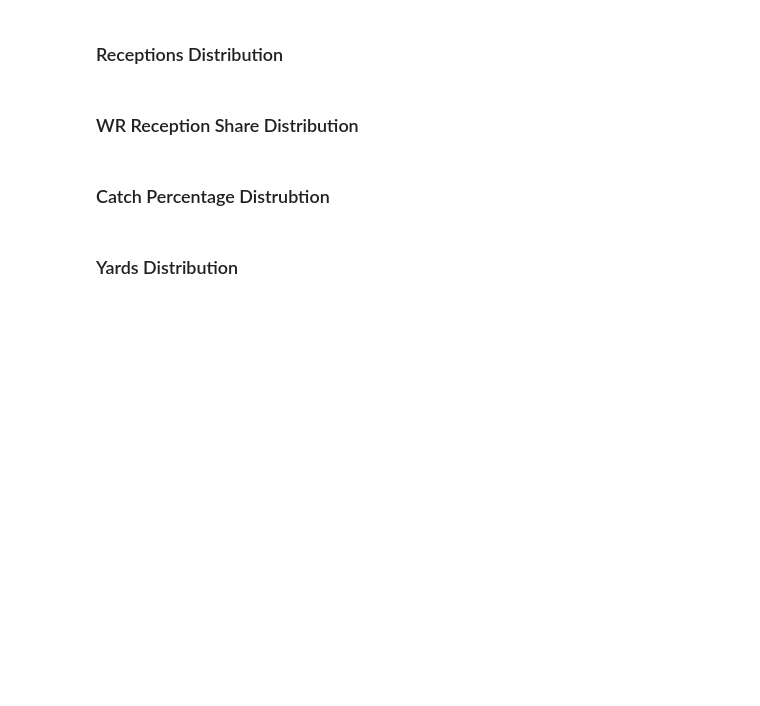
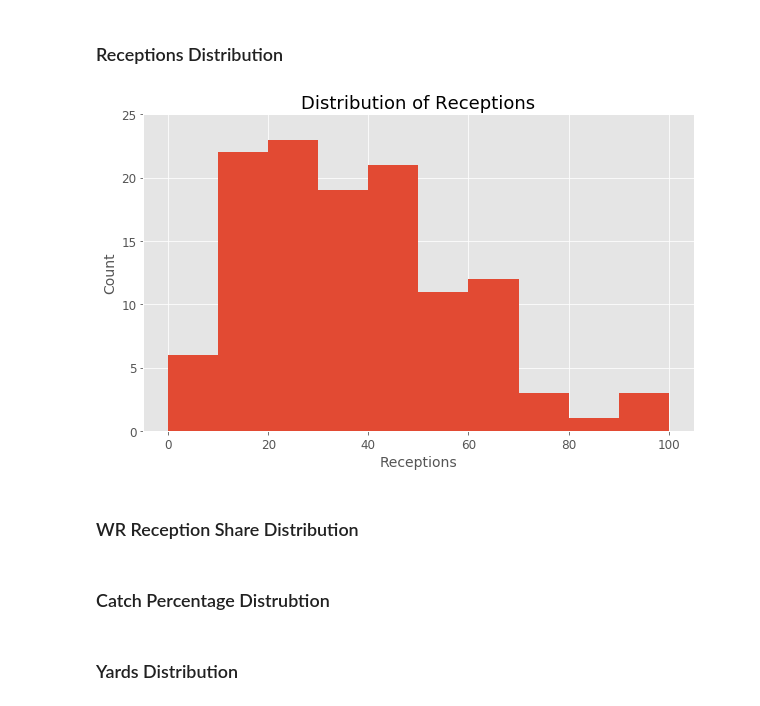
Before and after one commit to tevans-barton/WRSecondYearJumps, a Jupyter notebook: notebooks/4.0 EDA Post-Cleaning.ipynb, the cells around one changed output. Cells and saved outputs as stored; diff of their text form; code cells hidden in the pictures; blank space fills up the shorter version.

```diff
--- a/notebooks/4.0 EDA Post-Cleaning.ipynb
+++ b/notebooks/4.0 EDA Post-Cleaning.ipynb
@@ -140,5 +158,9 @@ Index(['Rnd', 'Pick', 'Team', 'Player', 'First Year', 'Age Draft', 'G', 'GS',
 # %% [markdown]
 ### Receptions Distribution
+# %%
+eda_viz_post.rec_distribution(savefig = True)
+# %% [output]
+[figure, added]
 # %% [markdown]
 ### WR Reception Share Distribution
 # %% [markdown]
```
Also changed, not shown: parts of 7 cells of this notebook, 2 other files.
